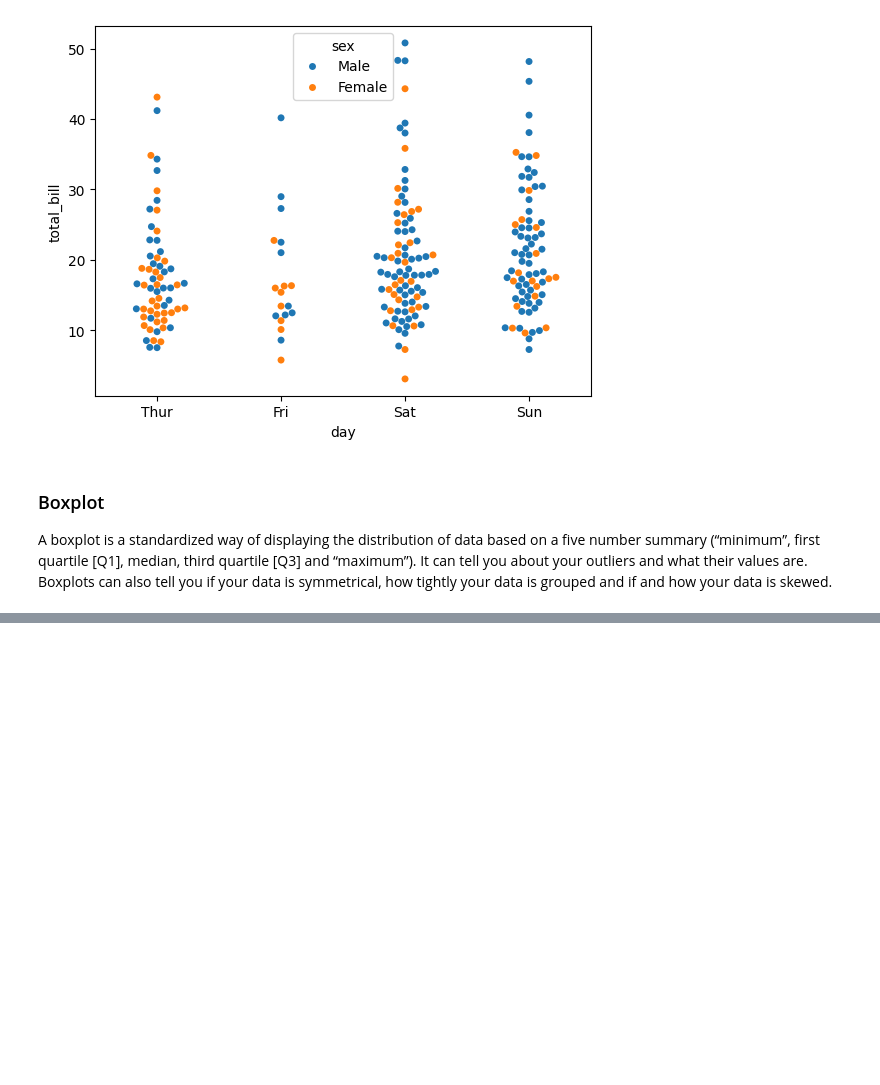
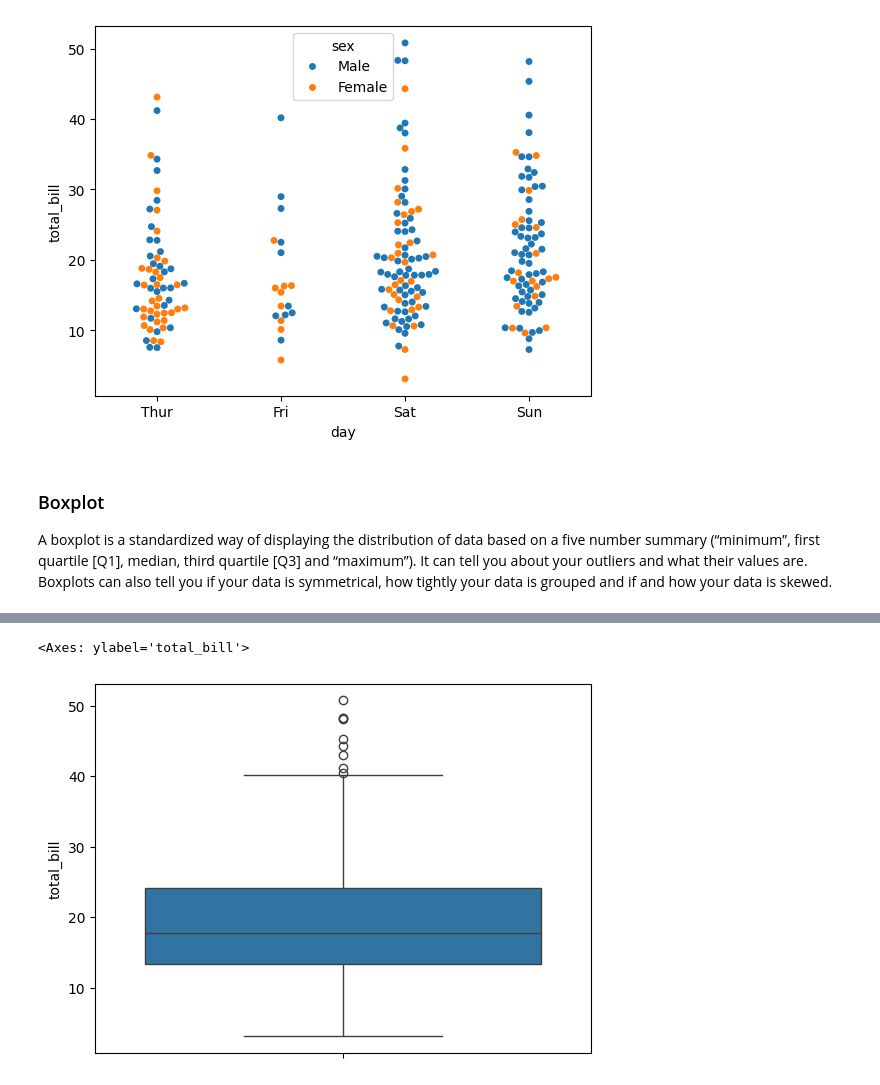
Before and after one commit to amitmishra-cs/Python-for-data-Science-2024, a Jupyter notebook: 14-seaborn/02.ipynb, the cells around one changed output, grey strips where cells are left out. Saved outputs shown, nothing was run; the diff lists cells and outputs as text; code cells hidden in the pictures; blank space fills up the shorter version.

```diff
--- a/14-seaborn/02.ipynb
+++ b/14-seaborn/02.ipynb
@@ -66,0 +77,5 @@ A boxplot is a standardized way of displaying the distribution of data based on
+# %%
+sns.boxplot(data=tips,  y='total_bill')
+# %% [output]
+<Axes: ylabel='total_bill'>
+[figure, added]
```
Also changed, not shown: parts of 4 cells of this notebook.
